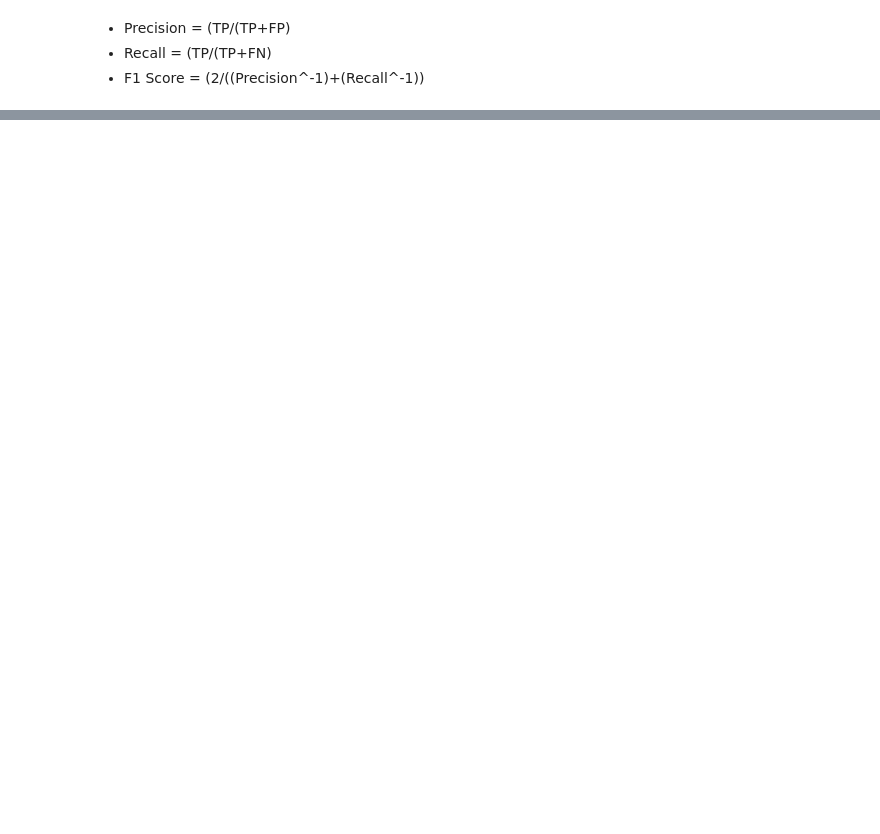
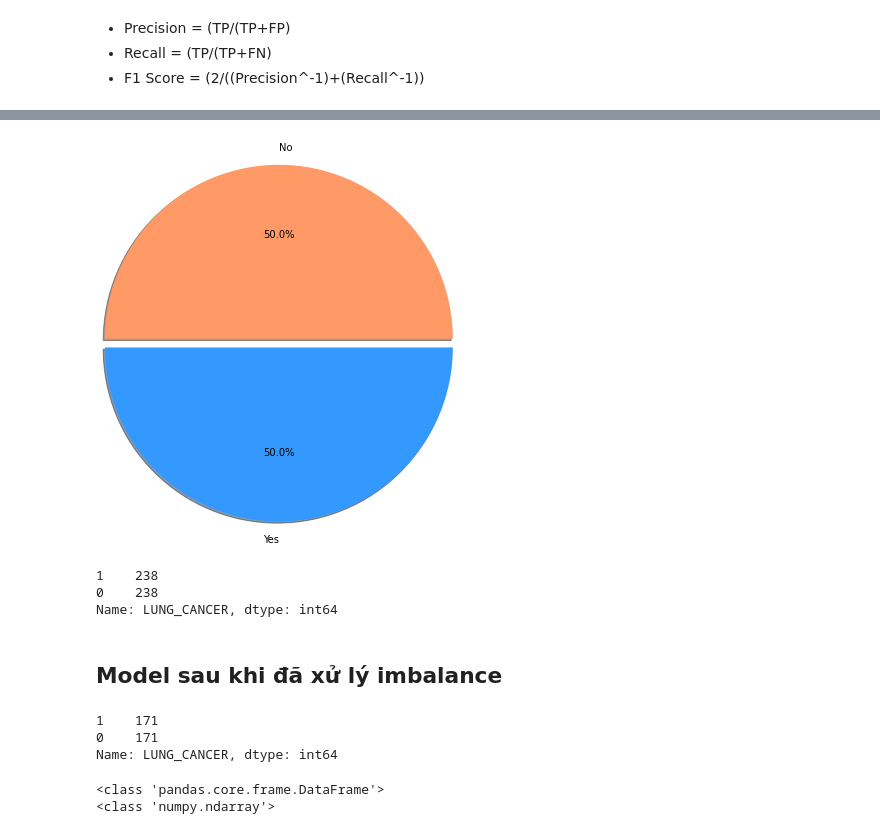
Before and after one commit to 1337Rinz/KhaiPhaDuLieuLon, a Jupyter notebook: DoAn_KhaiPhaDuLieuLon.ipynb, the cells around one changed output, grey strips where cells are left out. Cells and saved outputs as stored; diff of their text form; code cells hidden in the pictures; blank space fills up the shorter version.

```diff
--- a/DoAn_KhaiPhaDuLieuLon.ipynb
+++ b/DoAn_KhaiPhaDuLieuLon.ipynb
@@ -285,0 +358,5 @@ weighted avg       0.90      0.90      0.90        83
+# %%
+# concat new_DF
+
+new_DF = pd.concat([X_sm, y_sm], axis=1)
+new_DF.describe()
@@ -285,0 +382,19 @@ weighted avg       0.90      0.90      0.90        83
+# %%
+# Trực quan hoá cột LUNG_CANCER = pie char
+
+pie_df=pd.DataFrame(new_DF.groupby('LUNG_CANCER')['LUNG_CANCER'].count())
+
+colors = ['#ff9966','#3399ff']
+plt.pie(pie_df['LUNG_CANCER'],labels=['No','Yes'],
+        autopct='%.1f%%',colors=colors,radius=2,explode = (0, 0.1),shadow=True)
+
+plt.show()
+
+print(new_DF["LUNG_CANCER"].value_counts())
+# %% [output]
+[figure, added]
+1    238
+0    238
+Name: LUNG_CANCER, dtype: int64
+# %% [markdown]
+## Model sau khi đã xử lý imbalance
@@ -285,0 +406,17 @@ weighted avg       0.90      0.90      0.90        83
+# %%
+# SPLIT DATA
+
+# split train/test set to 72/28 % | phân tầng by y_sm
+X_train, X_test, y_train, y_test = train_test_split(X_sm, y_sm, test_size = 0.28, random_state = 15, stratify= y_sm)
+# check ratio
+y_train.value_counts()
+# %% [output]
+1    171
+0    171
+Name: LUNG_CANCER, dtype: int64
+# %%
+print(type(X_test))
+print(type(y_pred))
+# %% [output]
+<class 'pandas.core.frame.DataFrame'>
+<class 'numpy.ndarray'>
```
Also changed, not shown: parts of 50 cells of this notebook.
